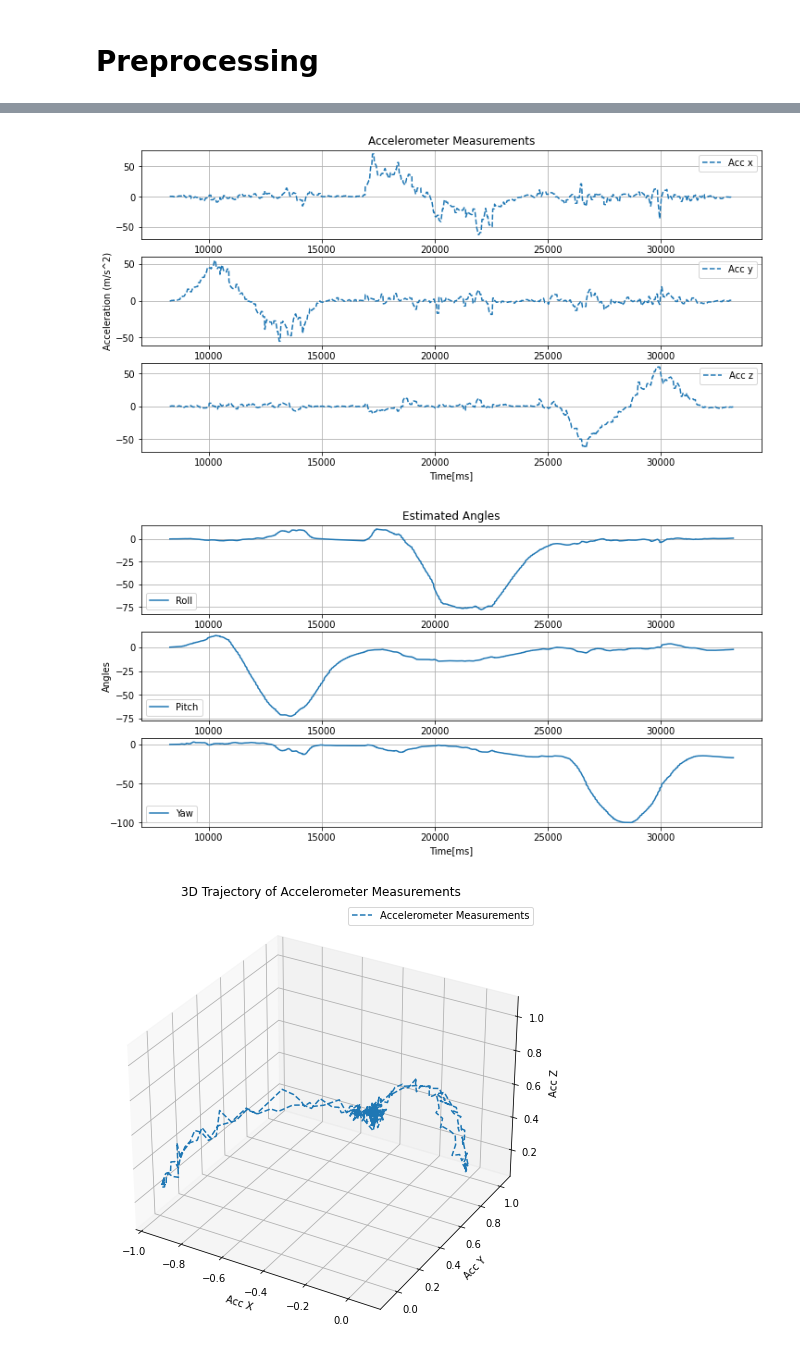
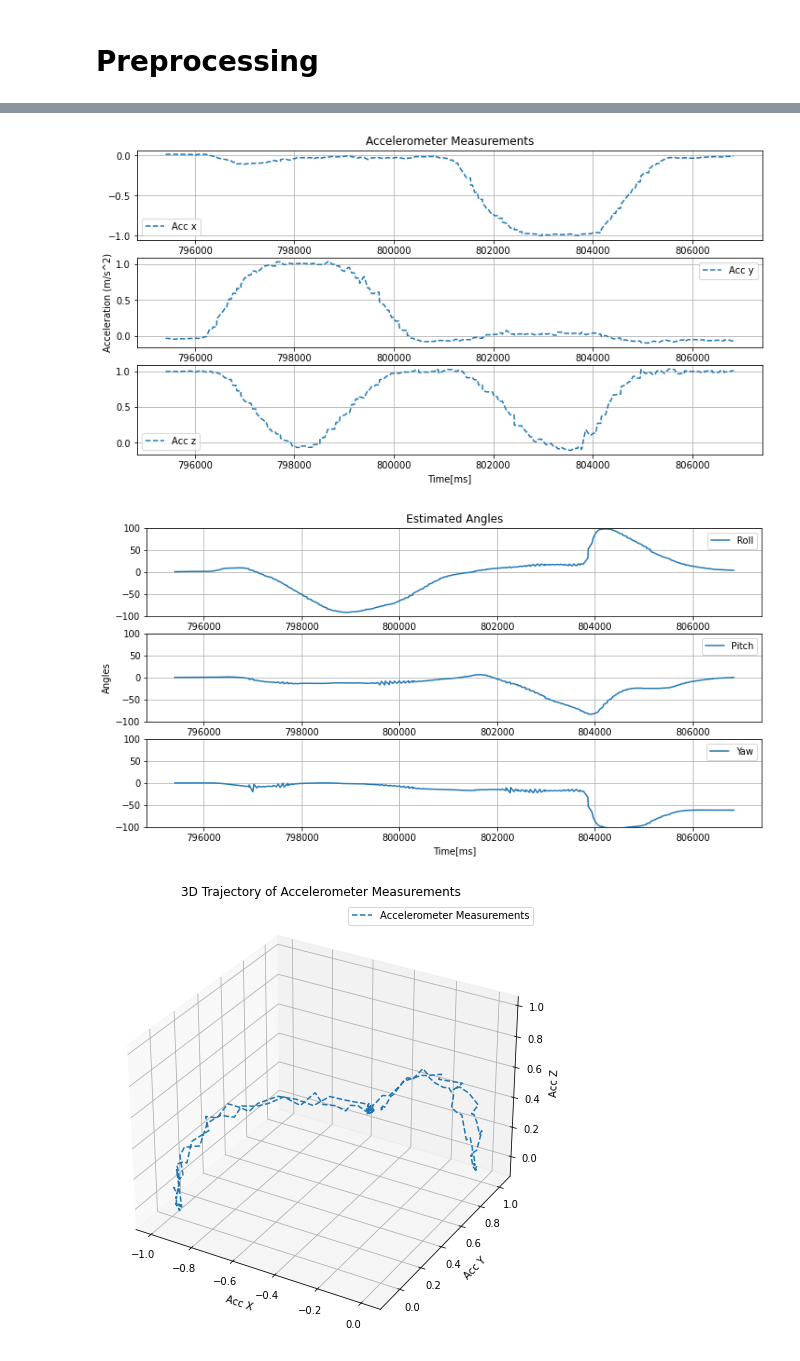
Before and after one commit to alibogusz/KALMAN, a Jupyter notebook: Kalman_draft.ipynb, the cells around one changed output, grey strips where cells are left out. Saved outputs shown, nothing was run; the diff lists cells and outputs as text; code cells hidden in the pictures.

```diff
--- a/Kalman_draft.ipynb
+++ b/Kalman_draft.ipynb
@@ -4,6 +4,6 @@ import numpy as np
 import matplotlib.pyplot as plt
 
 rest = 'data/calibrated_magn_rest.csv'
-calib_magn = 'data/calibrated_magn.csv'
-out_path = 'data/calib_data_trzy_obroty.csv'
-calc_path = 'data/collected_data_trzy_obroty.csv'
+calib_magn = 'data/calibrated_magn_test.csv'
+out_path = 'data/calib_data_test.csv'
+calc_path = 'data/collected_data_test.csv'
@@ -98,10 +72,9 @@ def get_euler_angles(q):
     return roll, pitch, yaw
 # %%
 class Kalman:
-    def __init__(self, dt, gravity, mag_norm, G_0, acc_noise, gyro_noise, mag_noise, acc_var, gyro_var, mag_var):
+    def __init__(self, dt, gravity, mag_norm, G_0, acc_noise, gyro_noise, mag_noise):
         self.q = np.array([[1, 0, 0, 0]]).T # kwaternion
         self.P = 0.01 * np.eye(4) # macierz P
-        print("P: ", self.P)
 
         # średni czas próbkowania
         self.dt = dt
@@ -144,10 +117,10 @@ class Kalman:
 
 
     def correct(self, acc_k, mag_k):
-        bezw_blad_pom_acc = (self.acc_noise / np.linalg.norm(acc_k))**2
-        bezw_blad_pom_mag = (self.mag_noise / np.linalg.norm(mag_k))**2
+        err_acc = (self.acc_noise / np.linalg.norm(acc_k))**2
+        err_mag = (self.mag_noise / np.linalg.norm(mag_k))**2
 
-        R = np.diag(3 * [bezw_blad_pom_acc] + 3 * [bezw_blad_pom_mag])
+        R = np.diag(3 * [err_acc] + 3 * [err_mag])
 
         predicted_acc = normalize_array(get_rotation_matrix(self.q) @ self.g_n)
         predicted_mag = normalize_array(get_rotation_matrix(self.q) @ self.m_n)
@@ -290,2 +281,2 @@ array([[0.12984894],
 # %%
-kf = Kalman(dt, gravity, mag_norm, gravity_0, acc_noise, gyro_noise, mag_noise, acc_var, gyro_var, mag_var)
+kf = Kalman(dt, gravity, mag_norm, gravity_0, acc_noise, gyro_noise, mag_noise)
@@ -371,5 +356,4 @@ ORIGINAL GYRO: [ 0.00804039 -0.00217271  0.00277212]
 # %%
-# Extract true quaternion components
 time = prepared_data['time']
 acc_measurements = prepared_data[['accX', 'accY', 'accZ']].values
 gyro_measurements = prepared_data[['gyroX', 'gyroY', 'gyroZ']].values
@@ -380,18 +364,18 @@ plt.figure(figsize=(12, 6))
 
 plt.subplot(3, 1, 1)
 plt.title('Accelerometer Measurements')
-plt.plot(time, gyro_measurements[:, 0], label='Acc x', linestyle='--')
+plt.plot(time, acc_measurements[:, 0], label='Acc x', linestyle='--')
 plt.grid()
 plt.legend()
 
 plt.subplot(3, 1, 2)
-plt.plot(time, gyro_measurements[:, 1], label='Acc y', linestyle='--')
+plt.plot(time, acc_measurements[:, 1], label='Acc y', linestyle='--')
 plt.grid()
 plt.legend()
 plt.ylabel('Acceleration (m/s^2)')
 
 plt.subplot(3, 1, 3)
-plt.plot(time, gyro_measurements[:, 2], label='Acc z', linestyle='--')
+plt.plot(time, acc_measurements[:, 2], label='Acc z', linestyle='--')
 plt.grid()
 plt.legend()
 plt.xlabel('Time[ms]')
@@ -402,34 +386,37 @@ plt.subplot(3, 1, 1)
 plt.title('Estimated Angles')
 plt.plot(time, df['roll'], label='Roll')
 plt.grid()
+plt.ylim(-100, 100)
 plt.legend()
 
 plt.subplot(3, 1, 2)
 plt.plot(time, df['pitch'], label='Pitch')
 plt.grid()
+plt.ylim(-100, 100)
 plt.legend()
 plt.ylabel('Angles')
 
 plt.subplot(3, 1, 3)
 plt.plot(time, df['yaw'], label='Yaw')
 plt.grid()
+plt.ylim(-100, 100)
 plt.legend()
 plt.xlabel('Time[ms]')
 
 
 # Plot the 3D trajectory of accelerometer measurements
 fig = plt.figure(figsize=(10, 8))
 ax = fig.add_subplot(111, projection='3d')
 
 ax.plot(acc_measurements[:, 0], acc_measurements[:, 1], acc_measurements[:, 2], label='Accelerometer Measurements', linestyle='--')
 ax.set_xlabel('Acc X')
 ax.set_ylabel('Acc Y')
 ax.set_zlabel('Acc Z')
 ax.set_title('3D Trajectory of Accelerometer Measurements')
 ax.legend()
 
 plt.show()
 # %% [output]
-[figure, old version]
+[figure, new version]
-[figure, old version]
+[figure, new version]
-[figure, old version]
+[figure, new version]
```
Also changed, not shown: parts of 12 cells of this notebook, 8 other files.
